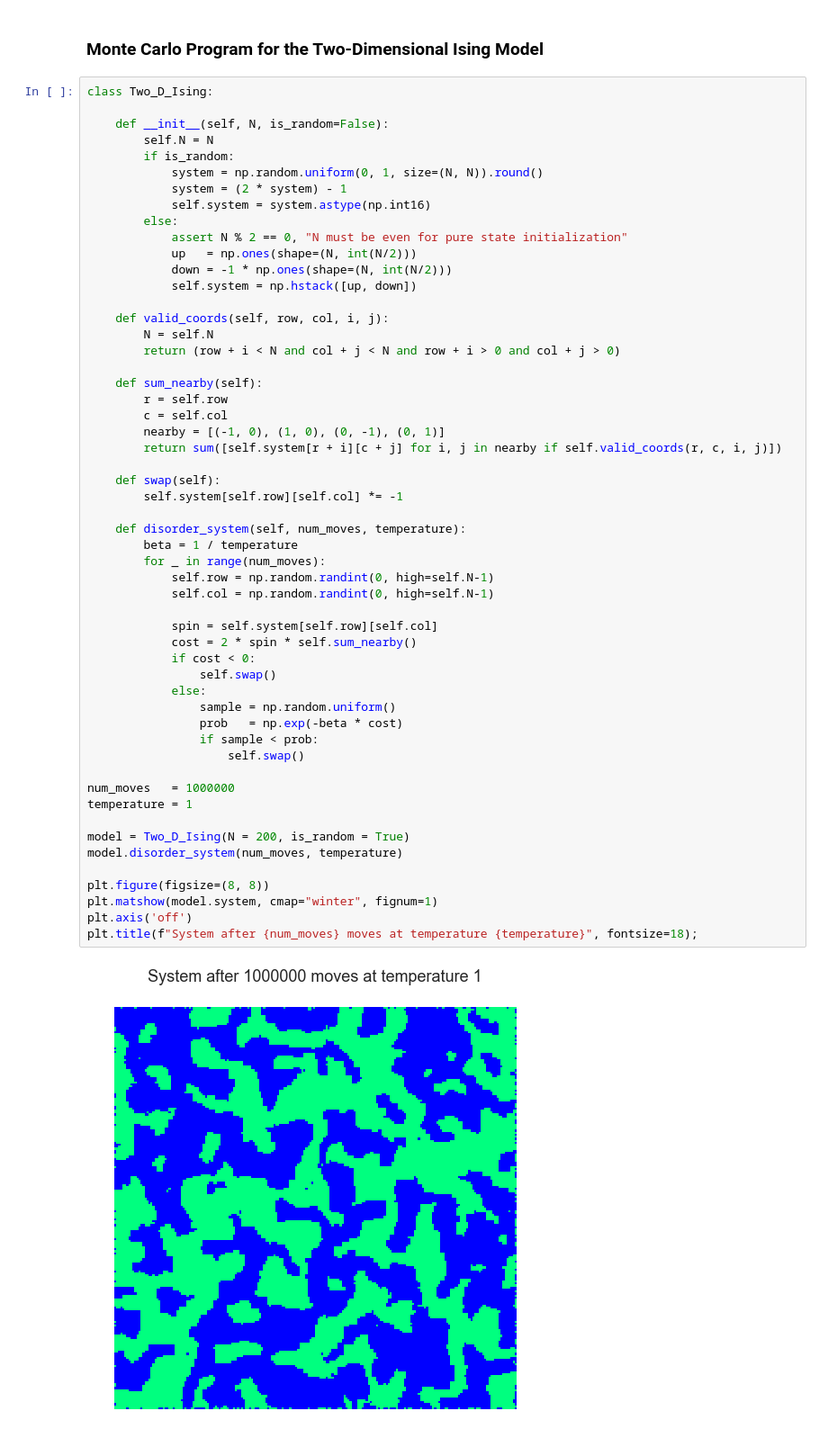
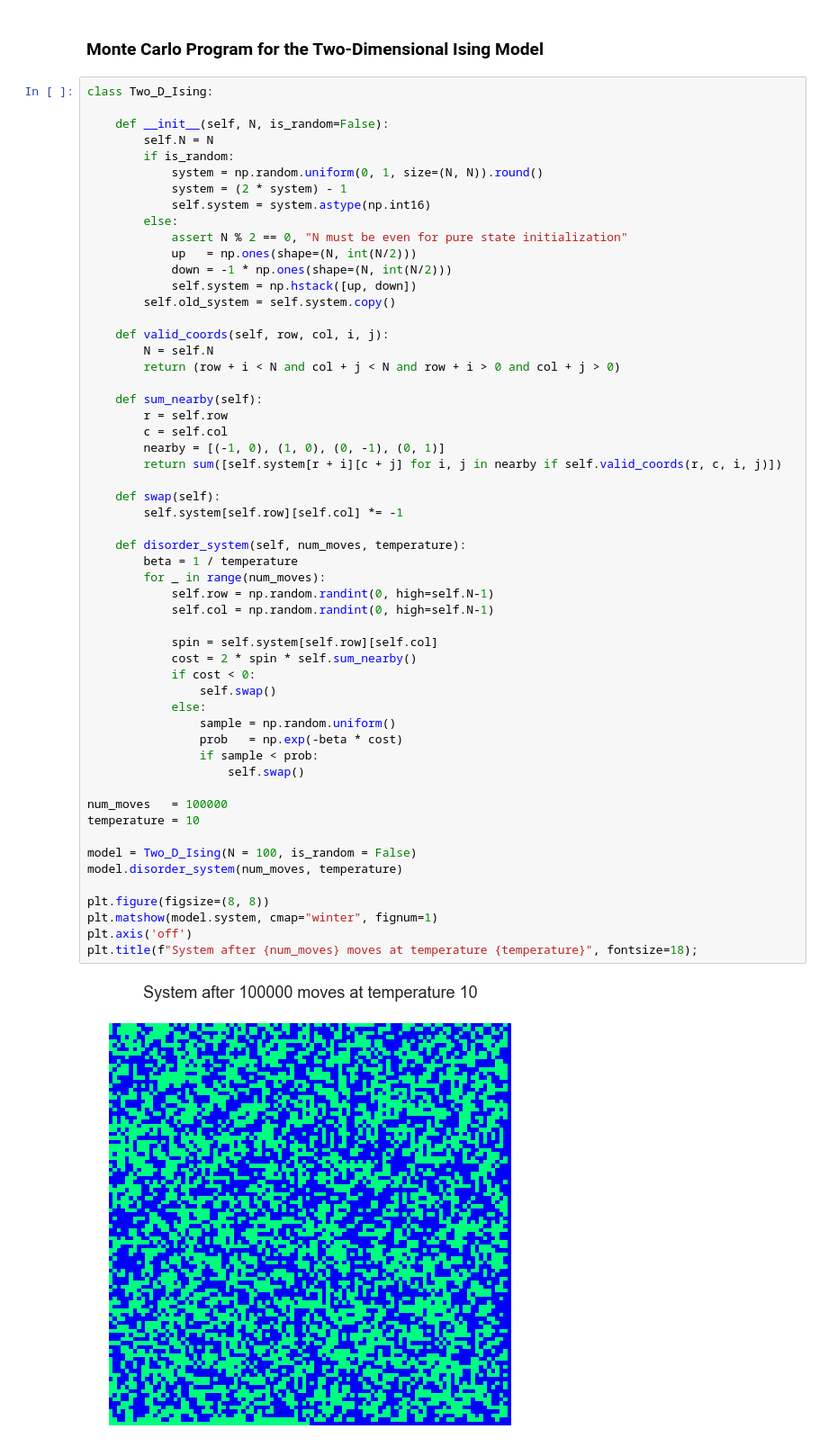
Before and after one commit to pstetz/Chandler-Statistical-Mechanics, a Jupyter notebook: 2D_Ising_Model.ipynb, the cells around one changed output. Shown at 90% size. Cells and saved outputs as stored; diff of their text form.

Commit message:
advanced plot for 2d ising model

```diff
--- a/2D_Ising_Model.ipynb
+++ b/2D_Ising_Model.ipynb
@@ -24,6 +32,7 @@ class Two_D_Ising:
             up   = np.ones(shape=(N, int(N/2)))
             down = -1 * np.ones(shape=(N, int(N/2)))
             self.system = np.hstack([up, down])
+        self.old_system = self.system.copy()
 
     def valid_coords(self, row, col, i, j):
         N = self.N
@@ -35,34 +44,34 @@ class Two_D_Ising:
         nearby = [(-1, 0), (1, 0), (0, -1), (0, 1)]
         return sum([self.system[r + i][c + j] for i, j in nearby if self.valid_coords(r, c, i, j)])
 
     def swap(self):
         self.system[self.row][self.col] *= -1
 
     def disorder_system(self, num_moves, temperature):
         beta = 1 / temperature
         for _ in range(num_moves):
             self.row = np.random.randint(0, high=self.N-1)
             self.col = np.random.randint(0, high=self.N-1)
 
             spin = self.system[self.row][self.col]
             cost = 2 * spin * self.sum_nearby()
             if cost < 0:
                 self.swap()
             else:
                 sample = np.random.uniform()
                 prob   = np.exp(-beta * cost)
                 if sample < prob:
                     self.swap()
 
-num_moves   = 1000000
-temperature = 1
+num_moves   = 100000
+temperature = 10
 
-model = Two_D_Ising(N = 200, is_random = True)
+model = Two_D_Ising(N = 100, is_random = False)
 model.disorder_system(num_moves, temperature)
 
 plt.figure(figsize=(8, 8))
 plt.matshow(model.system, cmap="winter", fignum=1)
 plt.axis('off')
 plt.title(f"System after {num_moves} moves at temperature {temperature}", fontsize=18);
 # %% [output]
-[figure, old version]
+[figure, new version]
```
Also changed, not shown: parts of 3 cells of this notebook, 1 other file.
